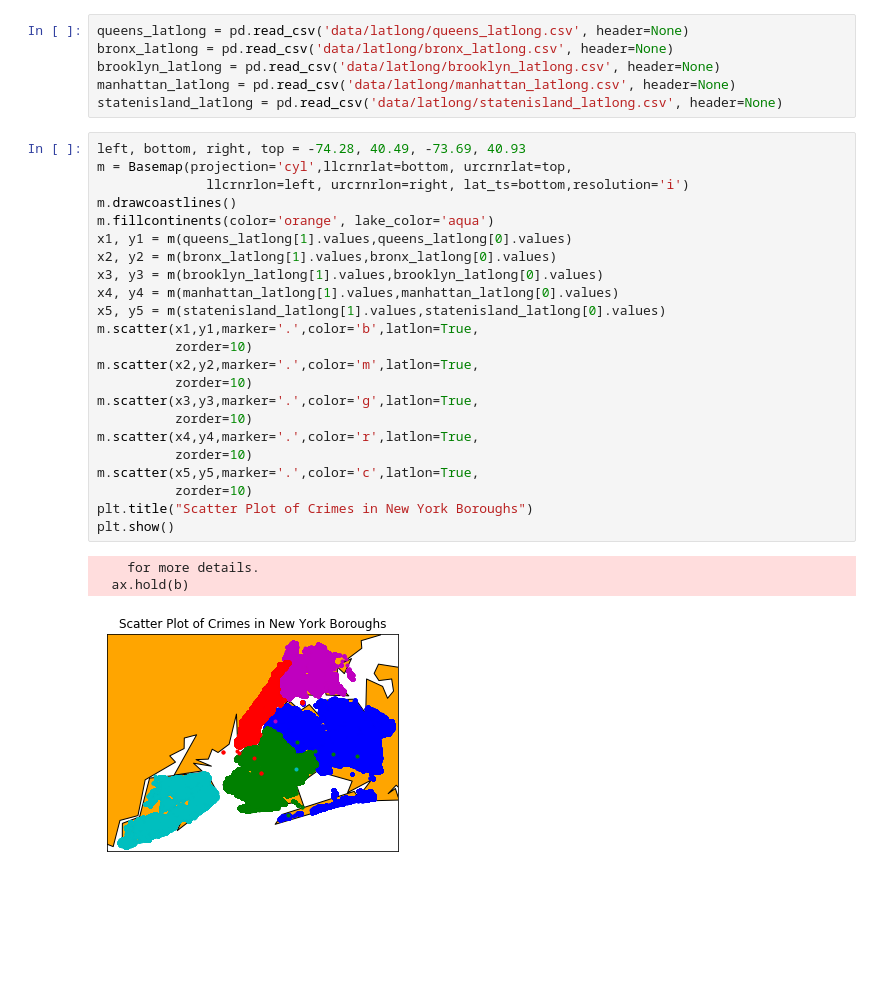
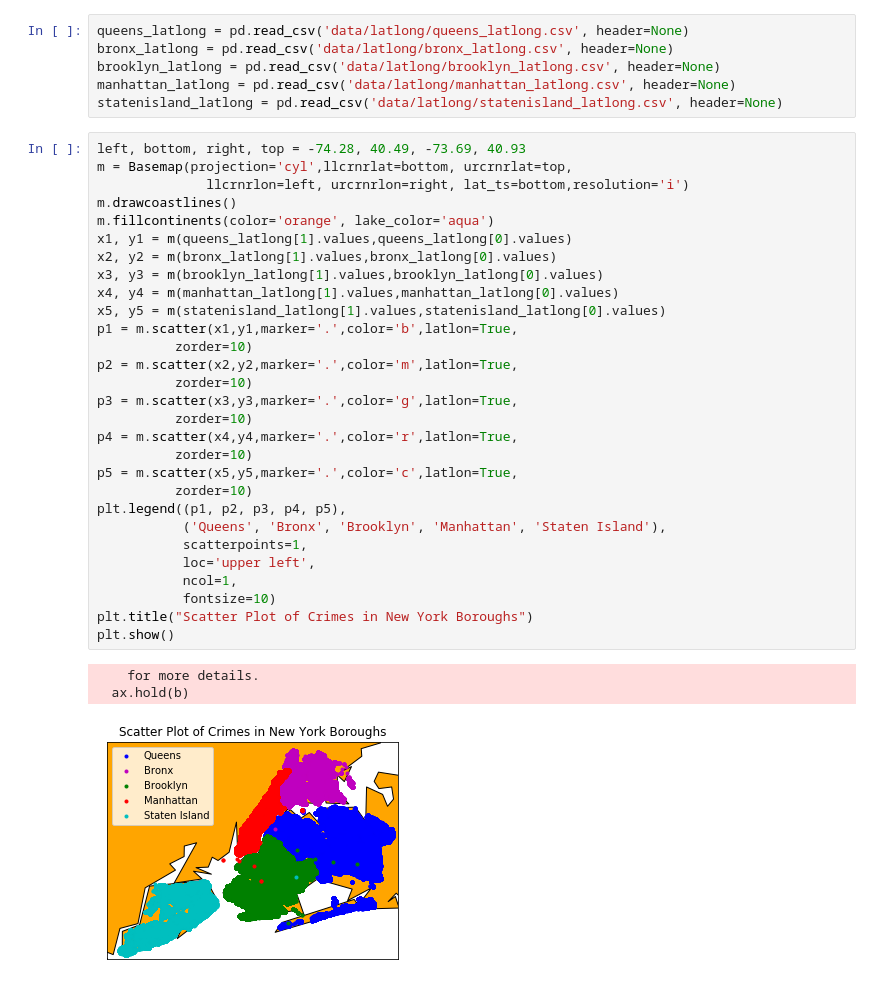
Before and after one commit to snehaghosh91/BigDataProject, a Jupyter notebook: DataAnalysis/scatterPlot.ipynb, the cells around one changed output. Drawn from its saved outputs; the diff is of its cells as text; blank space fills up the shorter version.

```diff
--- a/DataAnalysis/scatterPlot.ipynb
+++ b/DataAnalysis/scatterPlot.ipynb
@@ -11,27 +11,33 @@ statenisland_latlong = pd.read_csv('data/latlong/statenisland_latlong.csv', head
 # %%
 left, bottom, right, top = -74.28, 40.49, -73.69, 40.93
 m = Basemap(projection='cyl',llcrnrlat=bottom, urcrnrlat=top,
               llcrnrlon=left, urcrnrlon=right, lat_ts=bottom,resolution='i')
 m.drawcoastlines()
 m.fillcontinents(color='orange', lake_color='aqua')
 x1, y1 = m(queens_latlong[1].values,queens_latlong[0].values)
 x2, y2 = m(bronx_latlong[1].values,bronx_latlong[0].values)
 x3, y3 = m(brooklyn_latlong[1].values,brooklyn_latlong[0].values)
 x4, y4 = m(manhattan_latlong[1].values,manhattan_latlong[0].values)
 x5, y5 = m(statenisland_latlong[1].values,statenisland_latlong[0].values)
-m.scatter(x1,y1,marker='.',color='b',latlon=True,
+p1 = m.scatter(x1,y1,marker='.',color='b',latlon=True,
           zorder=10)
-m.scatter(x2,y2,marker='.',color='m',latlon=True,
+p2 = m.scatter(x2,y2,marker='.',color='m',latlon=True,
           zorder=10)
-m.scatter(x3,y3,marker='.',color='g',latlon=True,
+p3 = m.scatter(x3,y3,marker='.',color='g',latlon=True,
           zorder=10)
-m.scatter(x4,y4,marker='.',color='r',latlon=True,
+p4 = m.scatter(x4,y4,marker='.',color='r',latlon=True,
           zorder=10)
-m.scatter(x5,y5,marker='.',color='c',latlon=True,
+p5 = m.scatter(x5,y5,marker='.',color='c',latlon=True,
           zorder=10)
+plt.legend((p1, p2, p3, p4, p5),
+           ('Queens', 'Bronx', 'Brooklyn', 'Manhattan', 'Staten Island'),
+           scatterpoints=1,
+           loc='upper left',
+           ncol=1,
+           fontsize=10)
 plt.title("Scatter Plot of Crimes in New York Boroughs")
 plt.show()
 # %% [output]
     for more details.
   ax.hold(b)
-[figure, old version]
+[figure, new version]
```
Also changed, not shown: 4 other files.
